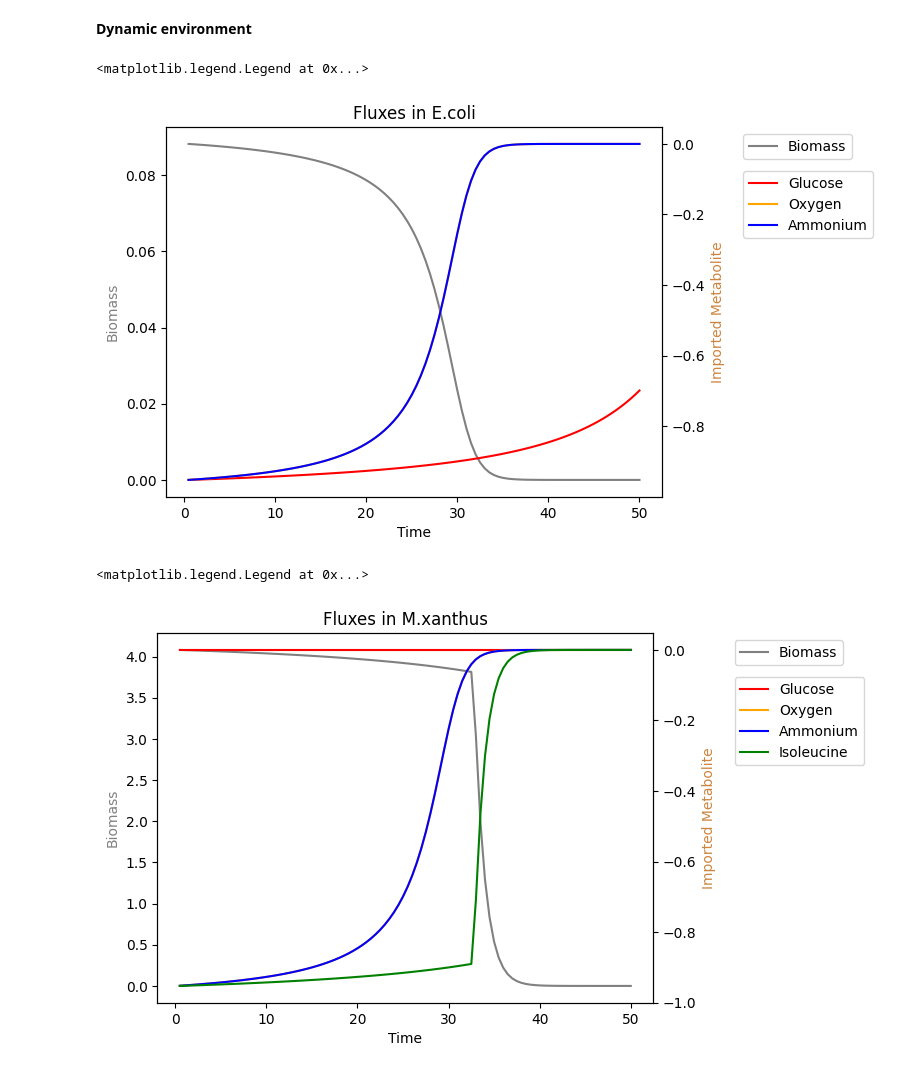
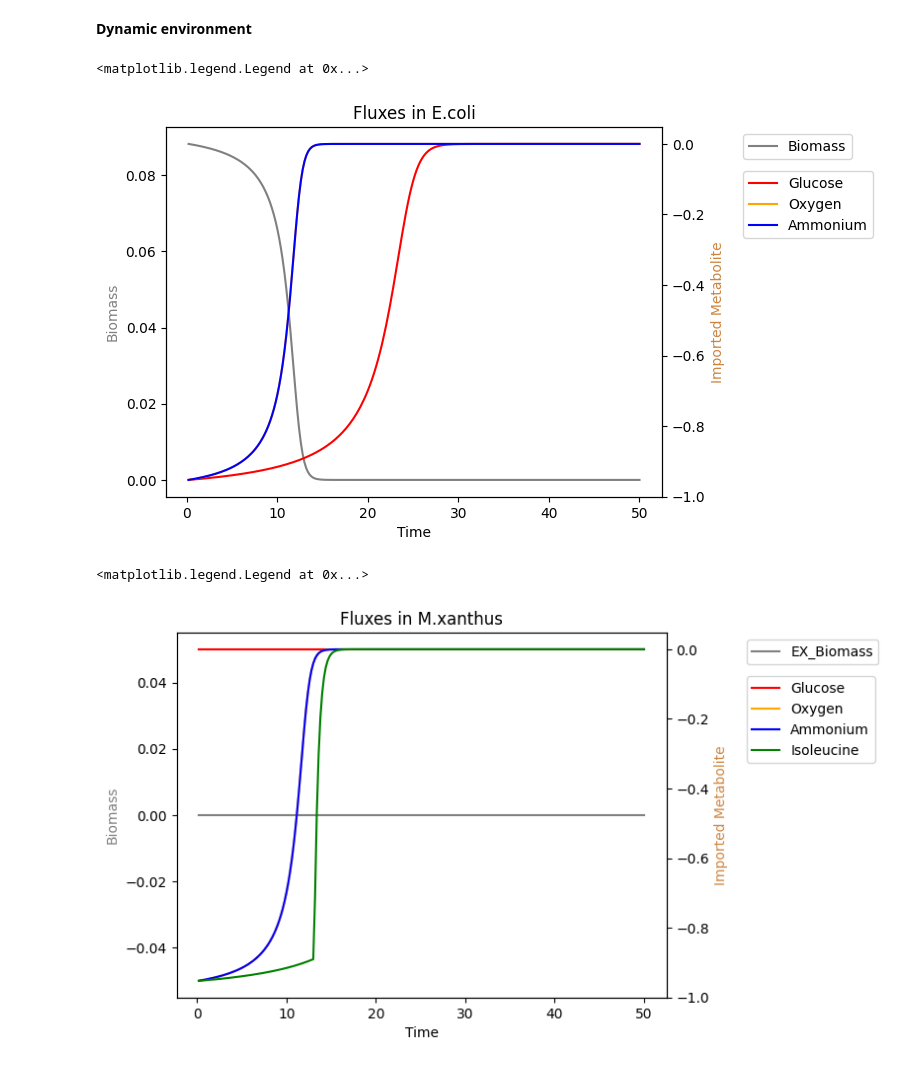
Before and after one commit to BondonMickael/M_xanthus-E_coli-Predation, a Jupyter notebook: notebooks/compart_model.ipynb, the cells around one changed output. Drawn from its saved outputs; the diff is of its cells as text; code cells hidden in the pictures.

Commit message:
- New way modelize predation

```diff
--- a/notebooks/compart_model.ipynb
+++ b/notebooks/compart_model.ipynb
@@ -42,0 +45,10 @@ E_coli
+# %%
+Biomass_e = cobra.Metabolite(
+    'Biomass_e',
+    formula='BIOMASS',
+    name='Biomass [e]',
+    compartment='e')
+
+M_xanthus.add_metabolites(Biomass_e) # add M_xanthus.metabolites.Biomass_e
+
+M_xanthus.add_boundary(M_xanthus.metabolites.get_by_id("Biomass_e"), type="exchange") #add the exchange reaction for Biomass_e
@@ -43,7 +63,6 @@ E_coli
 # %% [markdown]
 **Dynamic environment**
 # %%
-M_xanthus.reactions.EX_Fe3_e.id = 'EX_fe3_e' # fit reaction's name with E_coli model
 M_xanthus.reactions.EX_glc_D_e.id = 'EX_glc__D_e'
 # %%
 t = 0
@@ -52,6 +71,7 @@ steps = 0.5
 time_point = [0]
 it = 1
 y = [100, 100, 100, 100] # give the number of metabolites in the environment
+biomass = 0 # quantities of Biomass in the environment
 fluxes_E = []
 fluxes_M = []
 
@@ -64,10 +84,11 @@ for reaction in M_xanthus.reactions:
     reactions_list_M_xanthus.append(reaction.id)
 
 
-def add_dynamic_bounds(model, y):
+def add_dynamic_bounds(model, y, biomass):
     """Use external concentrations to bound the uptake flux of glucose. \n
     :param sbml model: The model you want to add dynamic bounds. \n
     :param list(int) y: A list of the metabolite quantities in environment. In order: glucose, oxygen, amonium, isoleucine.
+    :param int biomass: Quantities of Biomass in the environment.
     """
     glucose, oxygen, ammonium, isoleucine = y  # expand the boundary species (Can put more)
 
@@ -75,18 +96,23 @@ def add_dynamic_bounds(model, y):
     oxygen_max_import = -10 * oxygen / (5 + oxygen)
     ammonium_max_import = -10 * ammonium / (5 + ammonium)
     isoleucine_max_import = -10 * isoleucine / (5 + isoleucine)
+    biomass_max_import = -10 * biomass / (5 + biomass)
 
     E_coli.reactions.EX_glc__D_e.lower_bound = glucose_max_import  # change the limit of importation with the mex import
+
     model.reactions.EX_o2_e.lower_bound = oxygen_max_import
     model.reactions.EX_nh4_e.lower_bound = ammonium_max_import
+
     M_xanthus.reactions.EX_ile_L_e.lower_bound = isoleucine_max_import
     M_xanthus.reactions.EX_glu_L_e.bounds = [0,0]
+    M_xanthus.reactions.EX_Biomass_e.lower_bound = biomass_max_import
 
 
-def update_metabolites(fluxes, y):
+def update_metabolites(fluxes, y, biomass):
     """Updtate the metabolites quantities depending of the fluxes. \n
     :param list(int) fluxes: The list of the fluxes. \n
-    :param list(int) y: A list of the metabolite quantities in environment. In order: glucose, oxygen, amonium, isoleucine.
+    :param list(int) y: A list of the metabolite quantities in environment. In order: glucose, oxygen, amonium, isoleucine. \n
+    :param int biomass: Quantities of Biomass in the environment.
     """
     glucose, oxygen, ammonium, isoleucine = y  # expand the boundary species (Can put more)
 
@@ -95,6 +121,10 @@ def update_metabolites(fluxes, y):
     ammonium = ammonium + fluxes["EX_nh4_e"]
     if "EX_ile_L_e" in fluxes:
         isoleucine = isoleucine + fluxes["EX_ile_L_e"]
+    if "BIOMASS_Ec_iML1515_core_75p37M" in fluxes:
+        biomass = biomass + fluxes["BIOMASS_Ec_iML1515_core_75p37M"]
+    if "EX_Biomass_e" in fluxes:
+        biomass = biomass + fluxes["EX_Biomass_e"]
 
     if glucose < 0:
         glucose = 0 #if the value goes below zero set the number of metaboltie to zero
@@ -104,26 +134,28 @@ def update_metabolites(fluxes, y):
         ammonium = 0
     if isoleucine < 0:
         isoleucine = 0
+    if biomass < 0:
+        biomass = 0
 
     y = (glucose, oxygen, ammonium, isoleucine)  # changing the value of the metabolites
-    return y
+    return y, biomass
 
 
 with tqdm(total=tf) as pbar:
     while t < tf:
-        add_dynamic_bounds(E_coli, y) ## For Escherichia coli
+        add_dynamic_bounds(E_coli, y, biomass) ## For Escherichia coli
         FBA_1 = E_coli.optimize()  # perform flux balance analysis (FBA)
         fluxes_E_coli = FBA_1.fluxes.get(reactions_list_E_coli)  # store the fluxes of the FBA
         fluxes_E_coli *= 0.1  # multiply by Biomass Concentration to get flux
         fluxes_E.append(fluxes_E_coli)  # store all the fluxes
-        y = update_metabolites(fluxes_E_coli, y)
+        y, biomass = update_metabolites(fluxes_E_coli, y, biomass)
 
-        add_dynamic_bounds(M_xanthus, y) ## For Myxococcus xanthus
+        add_dynamic_bounds(M_xanthus, y, biomass) ## For Myxococcus xanthus
         FBA_2 = M_xanthus.optimize()
         fluxes_M_xanthus = FBA_2.fluxes.get(reactions_list_M_xanthus)
         fluxes_M_xanthus *= 0.1
         fluxes_M.append(fluxes_M_xanthus)
-        y = update_metabolites(fluxes_M_xanthus, y)
+        y, biomass = update_metabolites(fluxes_M_xanthus, y, biomass)
 
         time_point.append(time_point[it - 1] + steps)
         it += 1
@@ -156,39 +188,39 @@ ax.legend(bbox_to_anchor=(1.15, 1), loc="upper left")
 ax2.legend(bbox_to_anchor=(1.15, 0.90), loc="upper left")
 # %% [output]
 <matplotlib.legend.Legend at 0x...>
-[figure, old version]
+[figure, new version]
 # %%
 glucose = []
 oxygen = []
 ammonium = []
 isoleucine = []
 biomass = []
 
 for i in fluxes_M:
     glucose.append(i["EX_glc__D_e"])
-    biomass.append(i["OF_BIOMASS"])
+    biomass.append(i["EX_Biomass_e"])
     oxygen.append(i["EX_o2_e"])
     ammonium.append(i["EX_nh4_e"])
     isoleucine.append(i["EX_ile_L_e"])
 
 ax = plt.subplot(111)
-ax.plot(time_point[1:], biomass, color="gray", label="Biomass")
+ax.plot(time_point[1:], biomass, color="gray", label="EX_Biomass")
 ax2 = plt.twinx(ax)
 ax2.plot(time_point[1:], glucose, color="red", label="Glucose")
 ax2.plot(time_point[1:], oxygen, color="orange", label="Oxygen")
 ax2.plot(time_point[1:], ammonium, color="blue", label="Ammonium")
 ax2.plot(time_point[1:], isoleucine, color="green", label="Isoleucine")
 
 ax.set_ylabel("Biomass", color="gray")
 ax2.set_ylabel("Imported Metabolite", color="peru")
 ax.set_xlabel('Time')
 
 ax.set_title("Fluxes in M.xanthus")
 ax.legend(bbox_to_anchor=(1.15, 1), loc="upper left")
 ax2.legend(bbox_to_anchor=(1.15, 0.90), loc="upper left")
 # %% [output]
 <matplotlib.legend.Legend at 0x...>
-[figure, old version]
+[figure, new version]
 # %%
 biomass_E = []
 biomass_M = []
```
Also changed, not shown: parts of 5 cells of this notebook, 1 other file.
